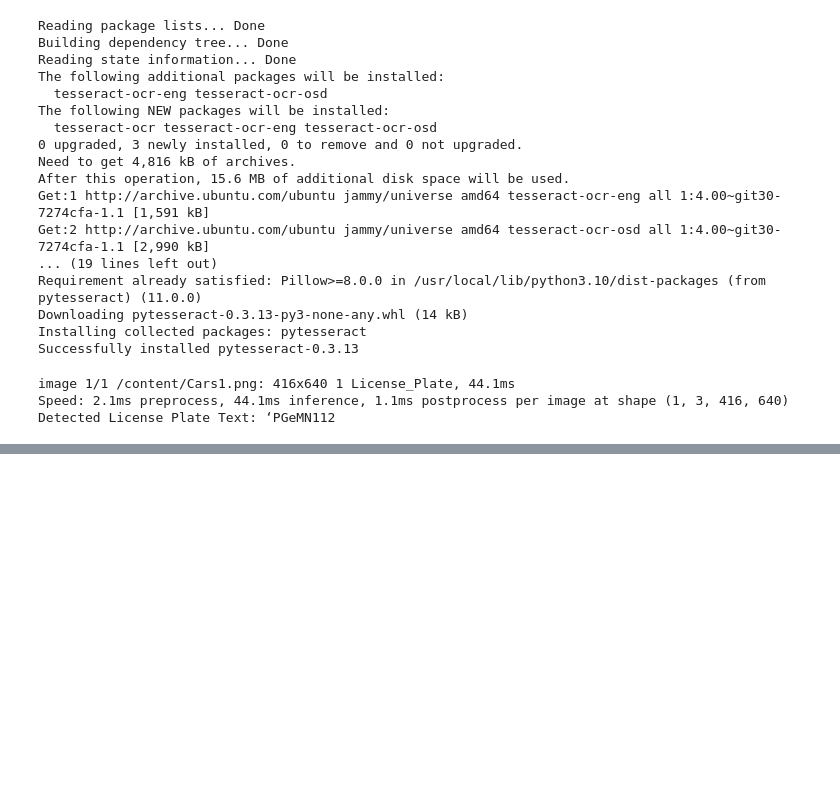
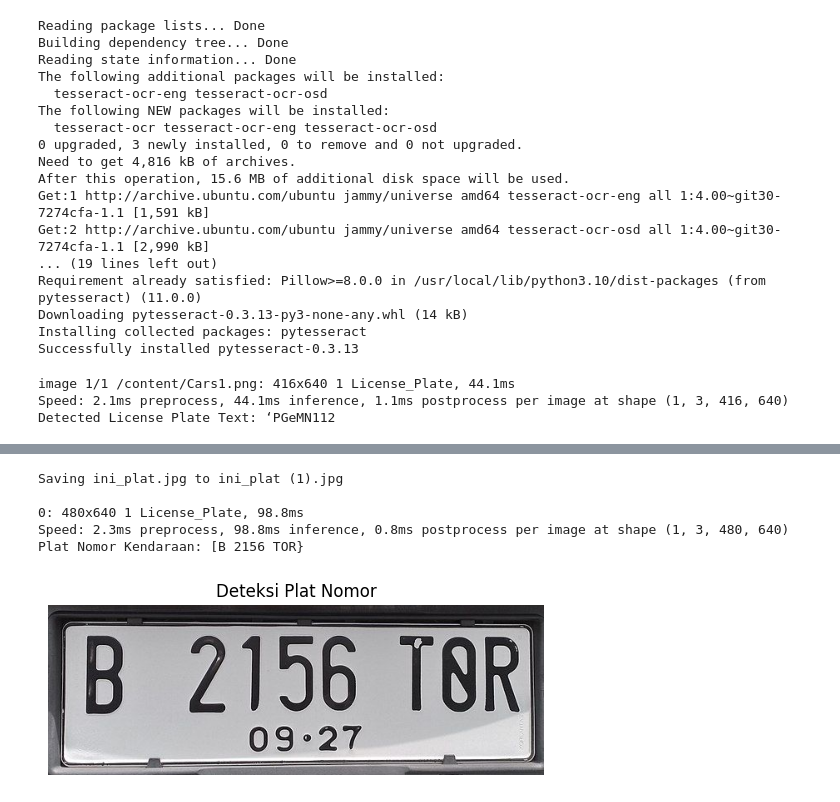
Before and after one commit to fakhruddinarif/imgpro-compvis, a Jupyter notebook: quiz2/CarLicensePlateOCR.ipynb, the cells around one changed output, grey strips where cells are left out. Drawn from its saved outputs; the diff is of its cells as text; code cells hidden in the pictures; blank space fills up the shorter version.

```diff
--- a/quiz2/CarLicensePlateOCR.ipynb
+++ b/quiz2/CarLicensePlateOCR.ipynb
@@ -435,0 +491,34 @@ Detected License Plate Text: ‘PGeMN112
+# %%
+model = YOLO('/content/sample_data/car_license_detection_model.pt')
+
+def detect_license_plate(path):
+  image = cv2.imread(path)
+  image_rgb = cv2.cvtColor(image, cv2.COLOR_BGR2RGB)
+  results = model.predict(image_rgb, conf=0.5)
+  detections = results[0].boxes.data.cpu().numpy()
+
+  if len(detections) == 0:
+    print("Tidak Ada Plat Nomor Kendaraan Pada Gambar Tersebut")
+    return
+
+  for detection in detections:
+    x_min, y_min, x_max, y_max, confidence, class_id = detection
+    plate_image = image[int(y_min):int(y_max), int(x_min):int(x_max)]
+
+    gray_plate = cv2.cvtColor(plate_image, cv2.COLOR_BGR2GRAY)
+
+    detected_text = pytesseract.image_to_string(gray_plate, config='--psm 7').strip()
+
+    if detected_text:
+      print(f"Plat Nomor Kendaraan: {detected_text}")
+    else:
+      print("Tidak dapat membaca teks pada plat nomor.")
+    plt.imshow(cv2.cvtColor(plate_image, cv2.COLOR_BGR2RGB))
+    plt.title("Deteksi Plat Nomor")
+    plt.axis("off")
+    plt.show()
+
+uploaded = files.upload()
+for filename in uploaded.keys():
+  detect_license_plate(filename)
+# %% [output]
@@ -435,0 +526,6 @@ Detected License Plate Text: ‘PGeMN112
+Saving ini_plat.jpg to ini_plat (1).jpg
+
+0: 480x640 1 License_Plate, 98.8ms
+Speed: 2.3ms preprocess, 98.8ms inference, 0.8ms postprocess per image at shape (1, 3, 480, 640)
+Plat Nomor Kendaraan: [B 2156 TOR}
+[figure, added]
```
Also changed, not shown: parts of 6 cells of this notebook.
